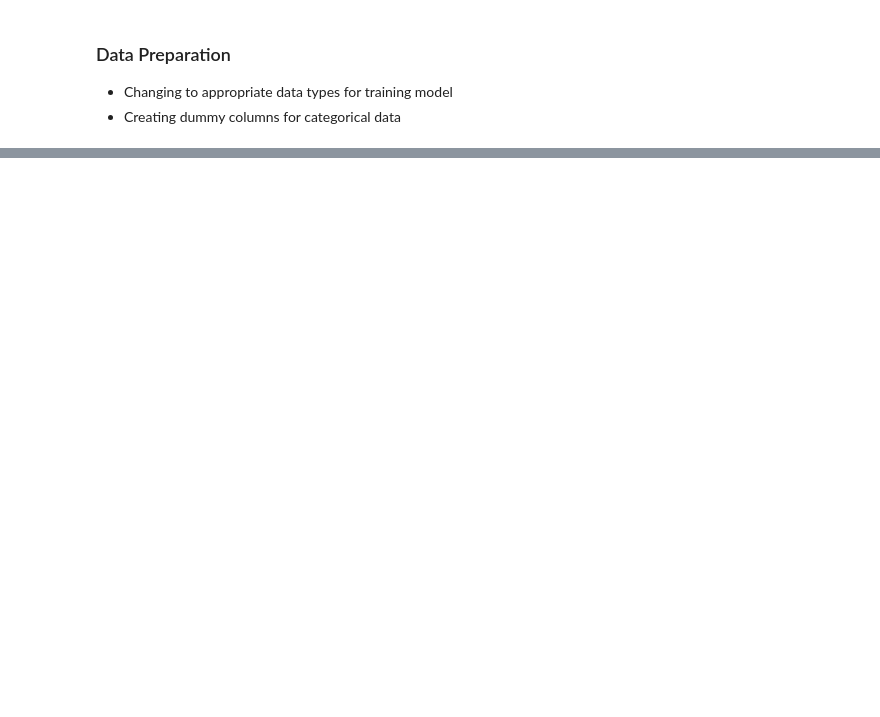
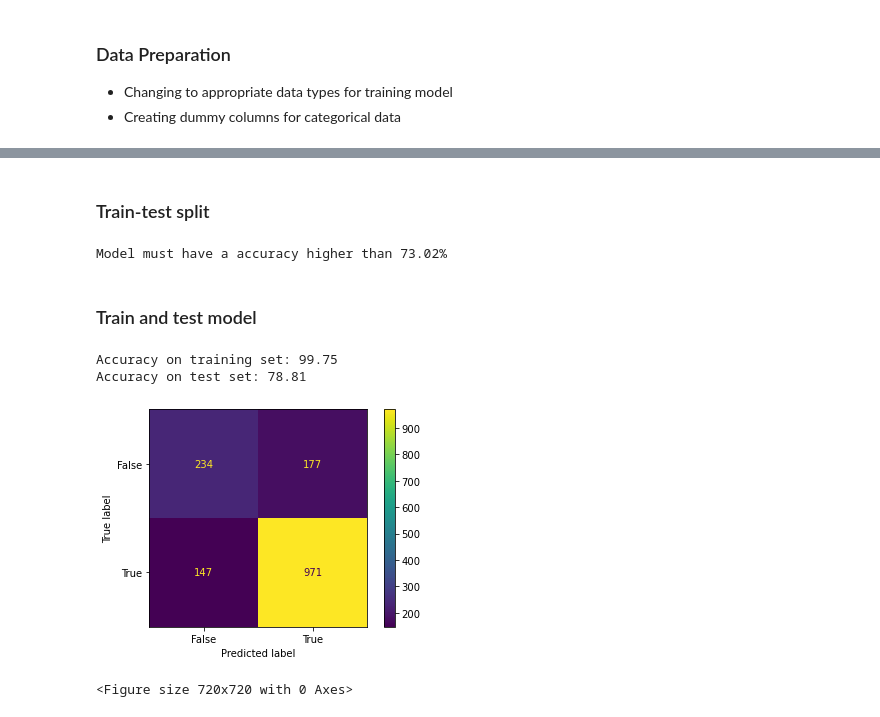
Before and after one commit to tayhuihong/VICA_submission, a Jupyter notebook: task1.ipynb, the cells around one changed output, grey strips where cells are left out. Saved outputs shown, nothing was run; the diff lists cells and outputs as text; code cells hidden in the pictures; blank space fills up the shorter version.

Commit message:
Worked on Random Forest
Finished data exploration, started on training and testing RF model

```diff
--- a/task1.ipynb
+++ b/task1.ipynb
@@ -328,0 +368,41 @@ plt.show()
+# %% [markdown]
+### Train-test split
+# %%
+y_value = np.array(df_features['renewal'])
+df_features = df_features.drop('renewal', axis=1)
+
+#Train-test split
+train_x, test_x, train_y, test_y = train_test_split(df_features, y_value, test_size = 0.3, random_state = 2022)
+# %%
+# Baseline accuracy - model performance must beat this baseline for model to be meaningful
+baseline_accuracy = list(y_value).count(1)/len(list(y_value))
+print(f'Model must have a accuracy higher than {round(baseline_accuracy*100,2)}%')
+# %% [output]
+Model must have a accuracy higher than 73.02%
+# %% [markdown]
+### Train and test model
+# %%
+#Instantiate model with 1000 decision trees
+rf = RandomForestClassifier(n_estimators = 1000, random_state = 2022)
+
+#Train the model on training data
+rf.fit(train_x, train_y)
+
+#Use the forest's predict method on the test data
+pred_y = rf.predict(test_x)
+
+#Evaluate the model
+print(f"Accuracy on training set: {round(rf.score(train_x, train_y)*100,2)}%")
+print(f"Accuracy on test set: {round(rf.score(test_x, test_y)*100,2)}%")
+
+#Visualize confusion matrix
+cm = confusion_matrix(test_y, pred_y)
+cm_display = ConfusionMatrixDisplay(confusion_matrix = cm, display_labels = [False, True])
+cm_display.plot()
+plt.figure(figsize=(10, 10))
+plt.show()
+# %% [output]
+Accuracy on training set: 99.75
+Accuracy on test set: 78.81
+[figure, added]
+<Figure size 720x720 with 0 Axes>
```
Also changed, not shown: parts of 9 cells of this notebook.
